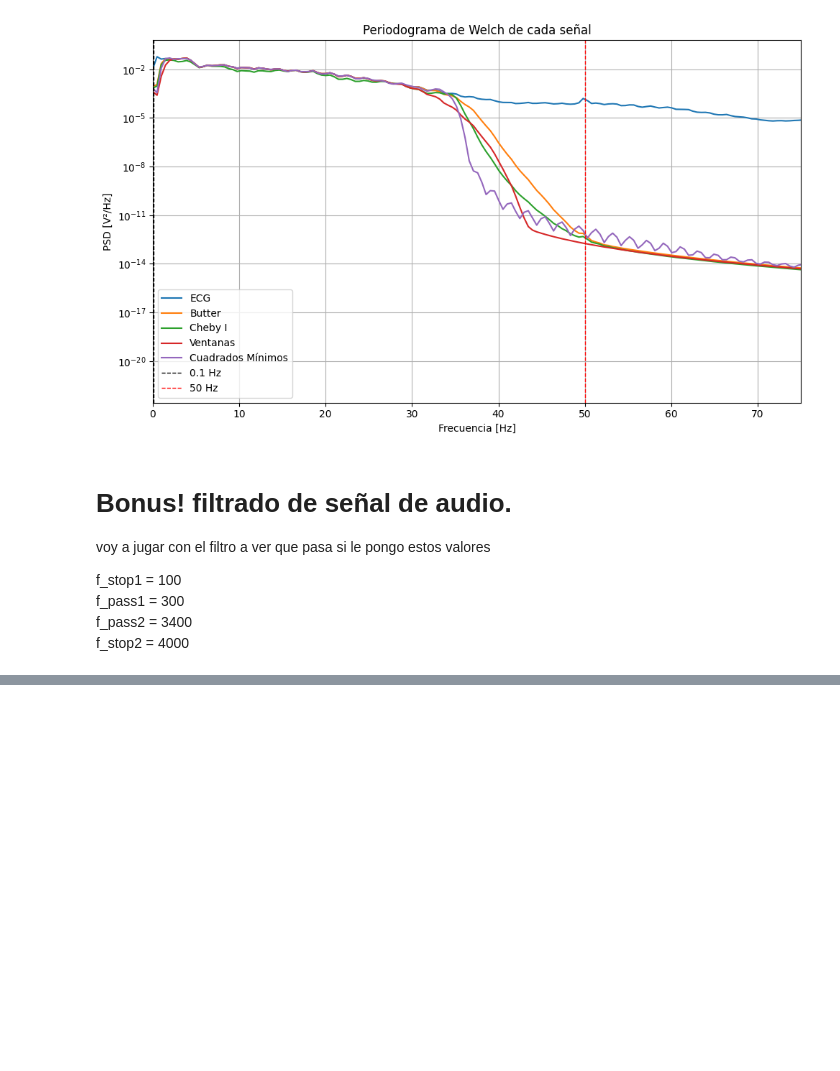
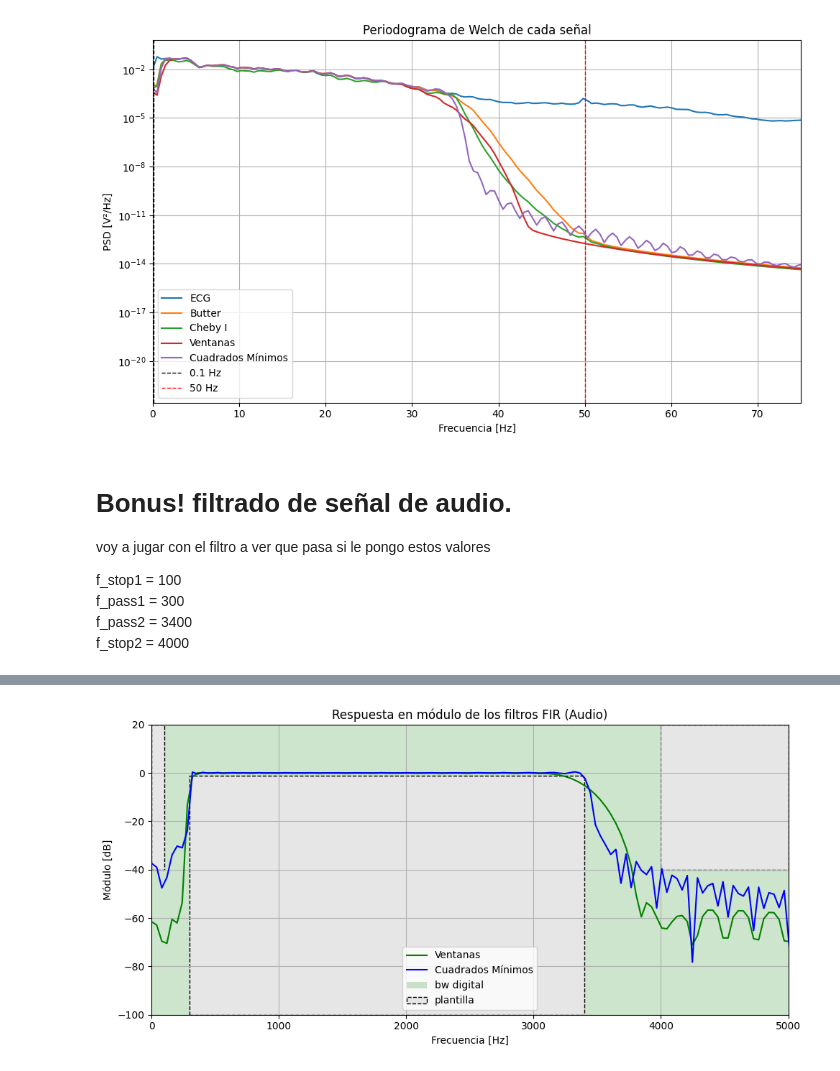
Before and after one commit to Greta-unsam/APS2.0, a Jupyter notebook: Tarea 7/Tarea7.ipynb, the cells around one changed output, grey strips where cells are left out. Drawn from its saved outputs; the diff is of its cells as text; code cells hidden in the pictures; blank space fills up the shorter version.

```diff
--- a/Tarea 7/Tarea7.ipynb
+++ b/Tarea 7/Tarea7.ipynb
@@ -353,0 +429,70 @@ f_stop2 = 4000
+# %%
+
+###########################################
+############### FILTROS FIR ###############
+###########################################
+
+######### MÉTODO DE VENTANAS #########
+
+# --- Pasaaltos FIR (ventanas) ---
+freq_hp = [0, fpass[0]*0.98, fpass[0], fs/2]
+gain_hp = [0, 0, 1, 1]
+freq_hp = np.array(freq_hp)
+
+numtaps_hp = 1501
+b_hp = sig.firwin2(numtaps_hp, freq_hp, gain_hp, fs=fs)
+
+# --- Pasabajos FIR (ventanas) ---
+freq_lp = [0, fpass[1], fpass[1]*1.02, fs/2]
+gain_lp = [1, 1, 0, 0]
+freq_lp = np.array(freq_lp)
+
+numtaps_lp = 201
+b_lp = sig.firwin2(numtaps_lp, freq_lp, gain_lp, fs=fs)
+
+# --- Filtro pasabanda por convolución ---
+b_vent = np.convolve(b_hp, b_lp)
+
+# --- Respuesta en frecuencia ---
+w_fir, h_fir = sig.freqz(b_vent, worN=w_rad, fs=fs)
+
+######### MÉTODO DE CUADRADOS MÍNIMOS #########
+
+# --- Pasaaltos FIR (firls) ---
+numtaps = 1501
+bands_hp = [0, fpass[0]*0.98, fpass[0], fs/2]
+desired_hp = [0, 0, 1, 1]
+bands_hp = np.array(bands_hp) / (fs / 2)
+b_firls_hp = firls(numtaps, bands_hp, desired_hp)
+
+# --- Pasabajos FIR (firls) ---
+numtaps = 501
+bands_lp = [0, fpass[1], fpass[1]*1.02, fs/2]
+desired_lp = [1, 1, 0, 0]
+bands_lp = np.array(bands_lp) / (fs / 2)
+b_firls_lp = firls(numtaps, bands_lp, desired_lp)
+
+# --- Filtro pasabanda por convolución ---
+b_firls = np.convolve(b_firls_hp, b_firls_lp)
+
+# --- Respuesta en frecuencia ---
+w_firls, h_firls = sig.freqz(b_firls, worN=w_rad, fs=fs)
+
+######### GRAFICAR RESPUESTAS #########
+
+plt.figure(figsize=(10, 5))
+plt.plot(w_fir, 20 * np.log10(np.abs(h_fir) + 1e-15), label='Ventanas', color='green')
+plt.plot(w_firls, 20 * np.log10(np.abs(h_firls) + 1e-15), label='Cuadrados Mínimos', color='blue')
+plt.title('Respuesta en módulo de los filtros FIR (Audio)')
+plt.xlabel('Frecuencia [Hz]')
+plt.ylabel('Módulo [dB]')
+plt.grid(which='both', axis='both')
+plt.xlim(0, 5000)
+plt.ylim(-100, 20)
+plt.legend()
+plt.tight_layout()
+plot_plantilla(filter_type='bandpass', fpass=fpass, ripple=ripple,
+               fstop=fstop, attenuation=attenuation, fs=fs)
+plt.show()
+# %% [output]
+[figure, added]
```
Also changed, not shown: parts of 7 cells of this notebook, 5 other files.
